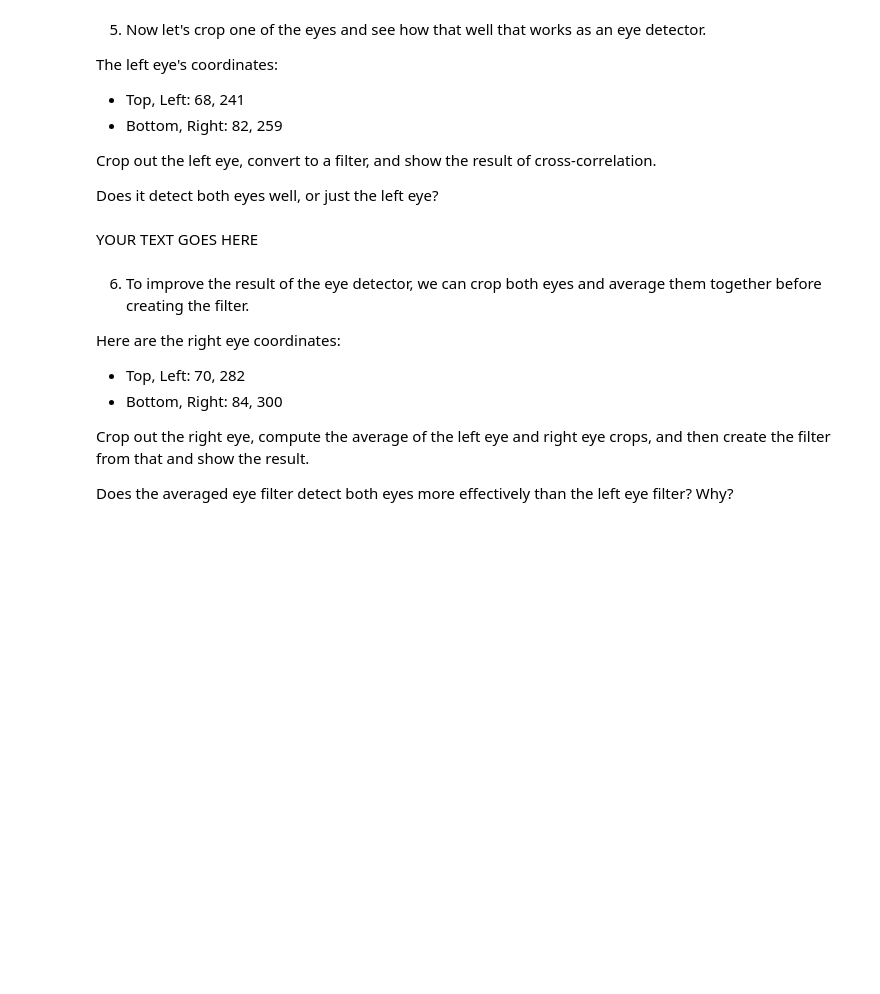
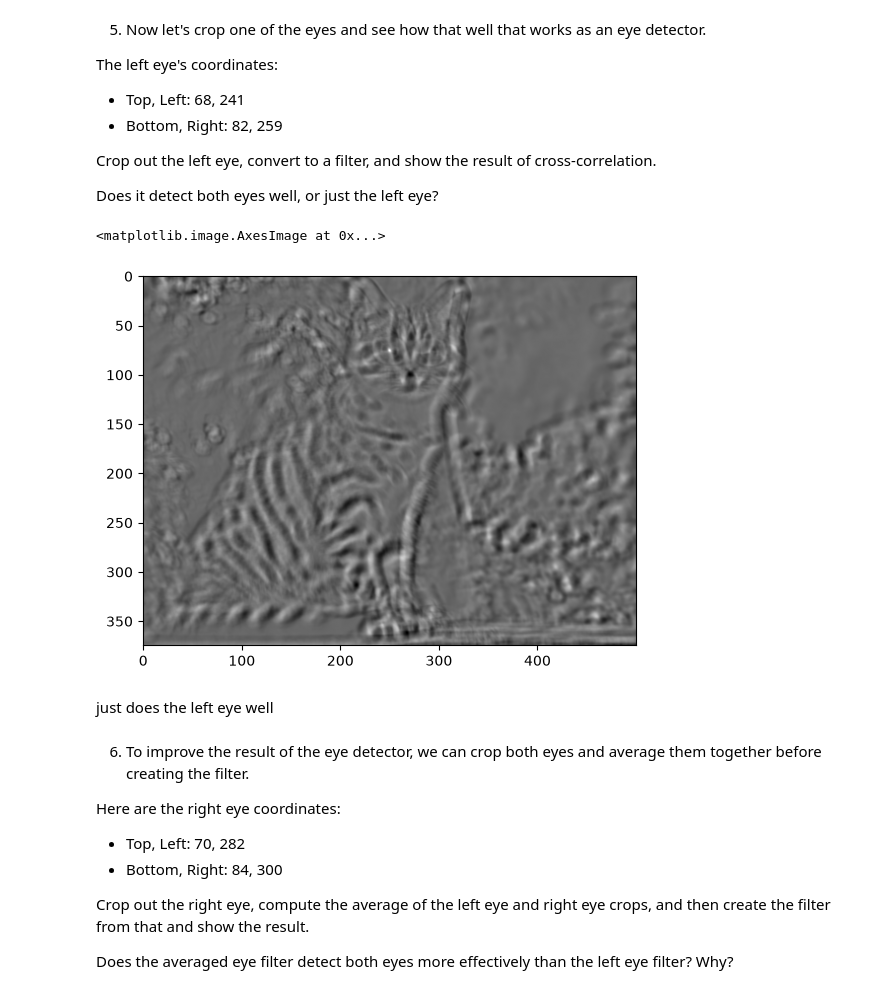
Before and after one commit to otishunt/DATA-4620-Labs, a Jupyter notebook: Labs/Lab_05_01_Convolutions.ipynb, the cells around one changed output. Drawn from its saved outputs; the diff is of its cells as text; code cells hidden in the pictures; blank space fills up the shorter version.

```diff
--- a/Labs/Lab_05_01_Convolutions.ipynb
+++ b/Labs/Lab_05_01_Convolutions.ipynb
@@ -51,9 +68,16 @@ Crop out the left eye, convert to a filter, and show the result of cross-correla
 
 Does it detect both eyes well, or just the left eye?
 # %%
-# YOUR CODE GOES HERE
+left_eye = gray[68:82,241:259]
+left_eye_filter = left_eye - left_eye.mean()
+
+le_result = correlate(gray, left_eye_filter)
+plt.imshow(le_result, cmap='gray')
+# %% [output]
+<matplotlib.image.AxesImage at 0x...>
+[figure, added]
 # %% [markdown]
-YOUR TEXT GOES HERE
+just does the left eye well
 # %% [markdown]
 6. To improve the result of the eye detector, we can crop both eyes and average them together before creating the filter.
 
```
Also changed, not shown: parts of 7 cells of this notebook.
